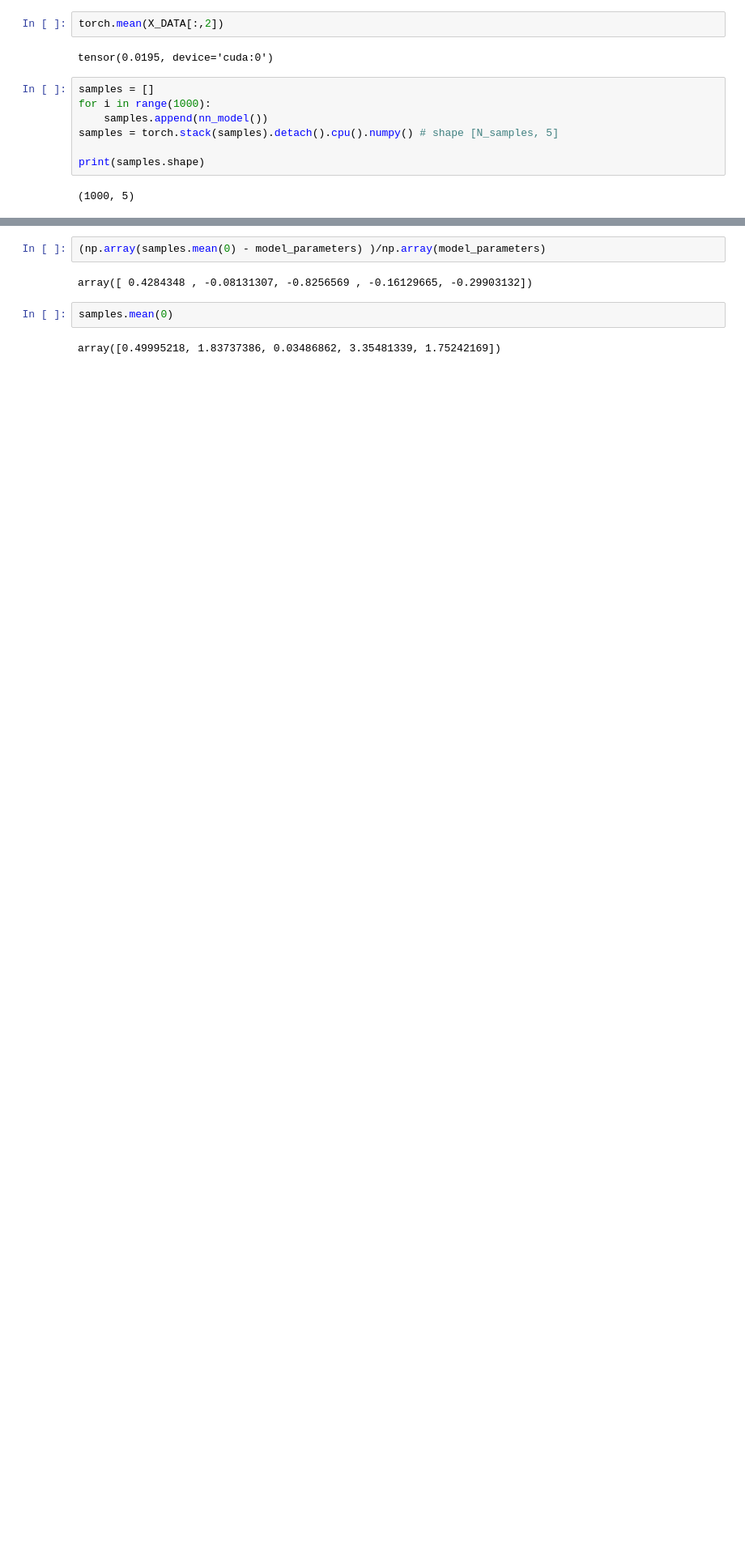
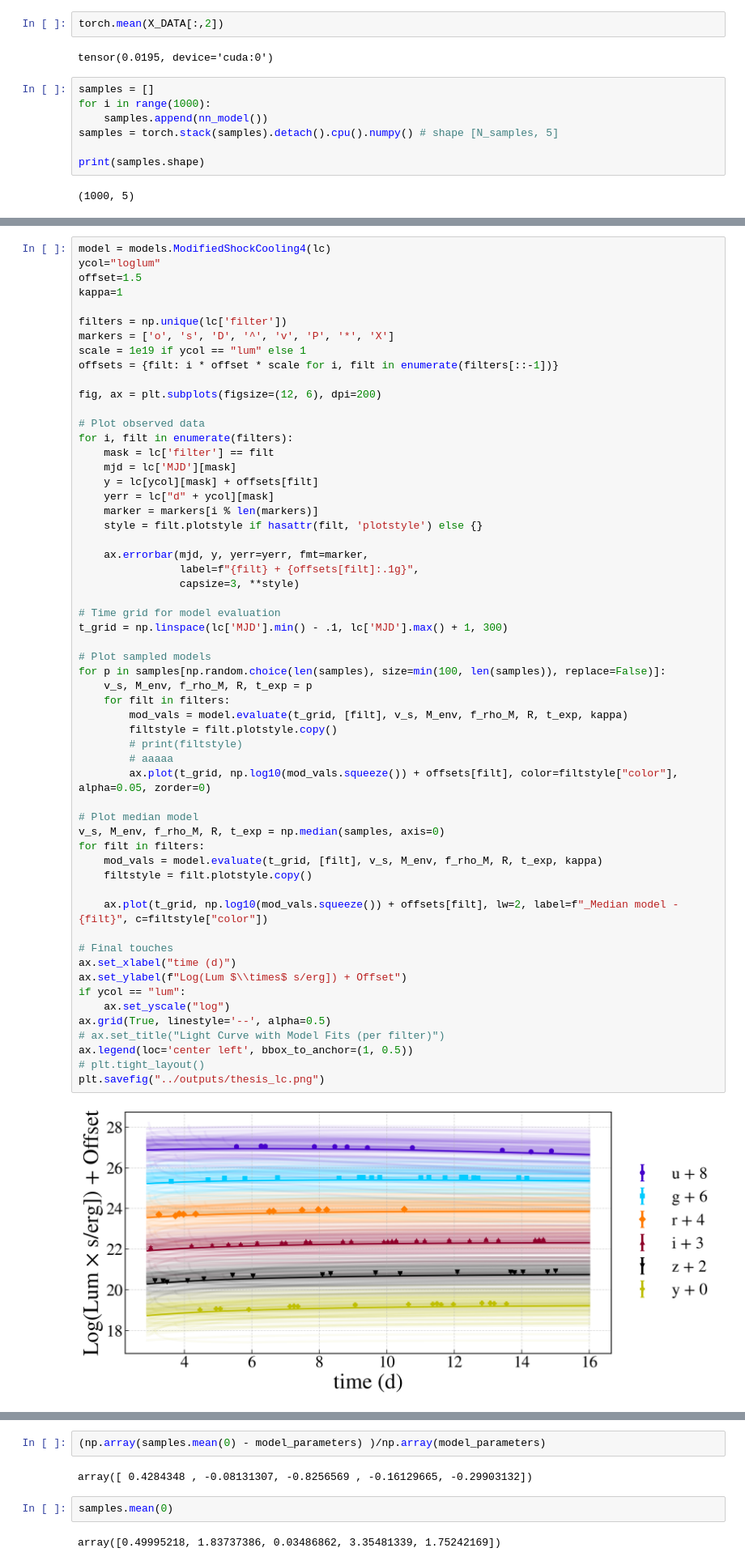
Before and after one commit to gsmteixeira/pilca, a Jupyter notebook: notebooks/05_testing_early_stop_and_no_relu_loss.ipynb, the cells around one changed output, grey strips where cells are left out. Shown at 81% size. Saved outputs shown, nothing was run; the diff lists cells and outputs as text; blank space fills up the shorter version.

```diff
--- a/notebooks/05_testing_early_stop_and_no_relu_loss.ipynb
+++ b/notebooks/05_testing_early_stop_and_no_relu_loss.ipynb
@@ -146,0 +300,59 @@ print(samples.shape)
+# %%
+model = models.ModifiedShockCooling4(lc)
+ycol="loglum"
+offset=1.5
+kappa=1
+
+filters = np.unique(lc['filter'])
+markers = ['o', 's', 'D', '^', 'v', 'P', '*', 'X']
+scale = 1e19 if ycol == "lum" else 1
+offsets = {filt: i * offset * scale for i, filt in enumerate(filters[::-1])}
+
+fig, ax = plt.subplots(figsize=(12, 6), dpi=200)
+
+# Plot observed data
+for i, filt in enumerate(filters):
+    mask = lc['filter'] == filt
+    mjd = lc['MJD'][mask]
+    y = lc[ycol][mask] + offsets[filt]
+    yerr = lc["d" + ycol][mask]
+    marker = markers[i % len(markers)]
+    style = filt.plotstyle if hasattr(filt, 'plotstyle') else {}
+
+    ax.errorbar(mjd, y, yerr=yerr, fmt=marker,
+                label=f"{filt} + {offsets[filt]:.1g}",
+                capsize=3, **style)
+
+# Time grid for model evaluation
+t_grid = np.linspace(lc['MJD'].min() - .1, lc['MJD'].max() + 1, 300)
+
+# Plot sampled models
+for p in samples[np.random.choice(len(samples), size=min(100, len(samples)), replace=False)]:
+    v_s, M_env, f_rho_M, R, t_exp = p
+    for filt in filters:
+        mod_vals = model.evaluate(t_grid, [filt], v_s, M_env, f_rho_M, R, t_exp, kappa)
+        filtstyle = filt.plotstyle.copy()
+        # print(filtstyle)
+        # aaaaa
+        ax.plot(t_grid, np.log10(mod_vals.squeeze()) + offsets[filt], color=filtstyle["color"], alpha=0.05, zorder=0)
+
+# Plot median model
+v_s, M_env, f_rho_M, R, t_exp = np.median(samples, axis=0)
+for filt in filters:
+    mod_vals = model.evaluate(t_grid, [filt], v_s, M_env, f_rho_M, R, t_exp, kappa)
+    filtstyle = filt.plotstyle.copy()
+
+    ax.plot(t_grid, np.log10(mod_vals.squeeze()) + offsets[filt], lw=2, label=f"_Median model - {filt}", c=filtstyle["color"])
+
+# Final touches
+ax.set_xlabel("time (d)")
+ax.set_ylabel(f"Log(Lum $\\times$ s/erg]) + Offset")
+if ycol == "lum":
+    ax.set_yscale("log")
+ax.grid(True, linestyle='--', alpha=0.5)
+# ax.set_title("Light Curve with Model Fits (per filter)")
+ax.legend(loc='center left', bbox_to_anchor=(1, 0.5))
+# plt.tight_layout()
+plt.savefig("../outputs/thesis_lc.png")
+# %% [output]
+[figure, added]
```
Also changed, not shown: parts of 8 cells of this notebook, 4 other files.
